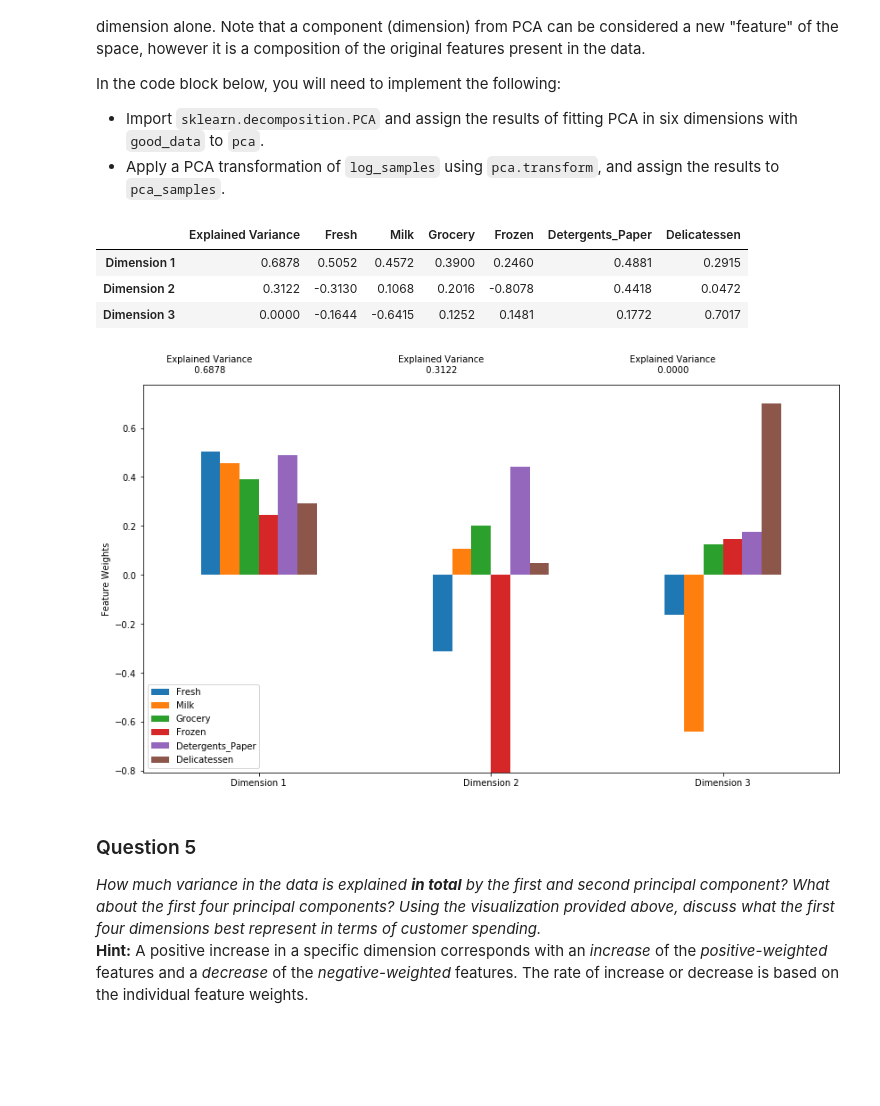
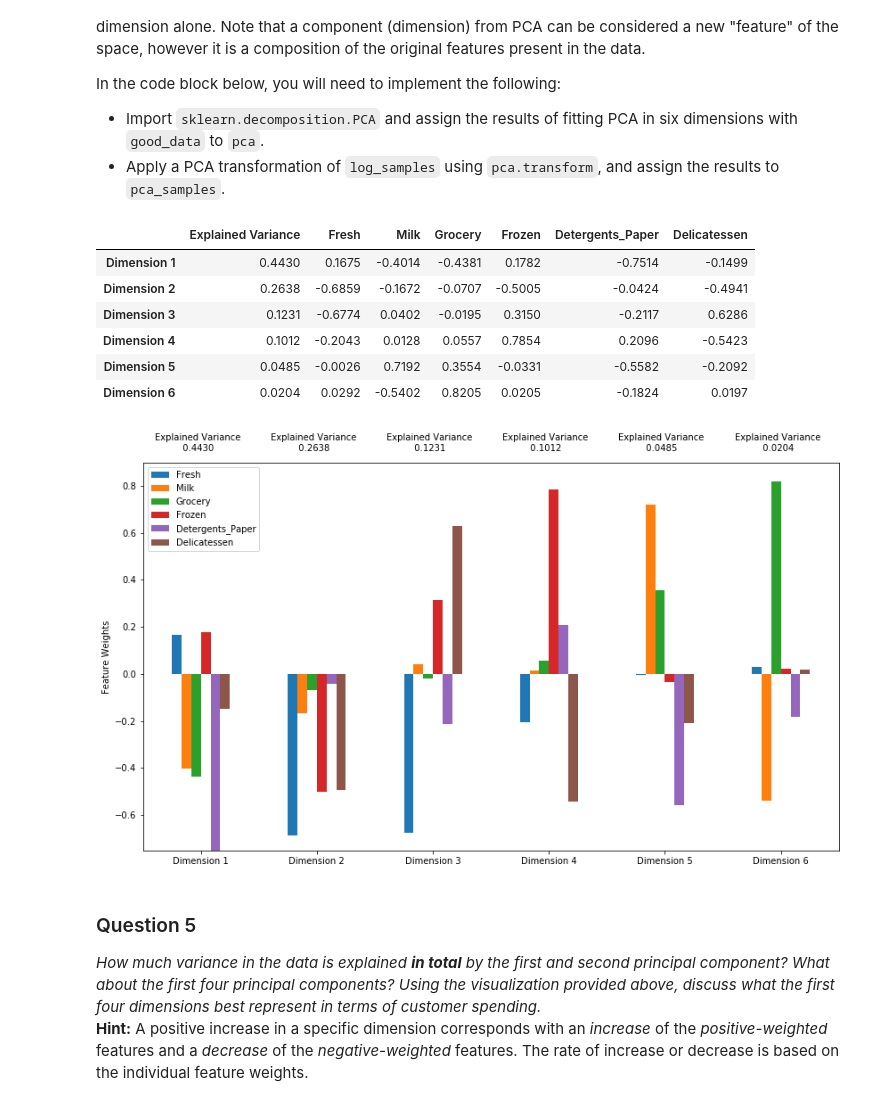
Before and after one commit to akshitgupta1996/machine-learning, a Jupyter notebook: projects/customer_segments/customer_segments.ipynb, the cells around one changed output. Cells and saved outputs as stored; diff of their text form; code cells hidden in the pictures; blank space fills up the shorter version.

```diff
--- a/projects/customer_segments/customer_segments.ipynb
+++ b/projects/customer_segments/customer_segments.ipynb
@@ -61,7 +61,7 @@ To get a better understanding of the customers and how their data will transform
 # %%
 from random import randint
 # TODO: Select three indices of your choice you wish to sample from the dataset
-indices = [randint(1, 440),randint(1, 440),randint(1, 440)]
+indices = [100,250,400]
 
 # Create a DataFrame of the chosen samples
 samples = pd.DataFrame(data.loc[indices], columns = data.keys()).reset_index(drop = True)
@@ -94,7 +94,7 @@ In the code block below, you will need to implement the following:
  - Import a decision tree regressor, set a `random_state`, and fit the learner to the training data.
  - Report the prediction score of the testing set using the regressor's `score` function.
 # %%
-removed_label = 'Fresh'
+removed_label = 'Grocery'
 # TODO: Make a copy of the DataFrame, using the 'drop' function to drop the given feature
 new_data = data.drop(removed_label, axis = 1)
 
@@ -105,7 +105,7 @@ X_train, X_test, y_train, y_test = sklearn.model_selection.train_test_split(new_
 
 # TODO: Create a decision tree regressor and fit it to the training set
 from sklearn.tree import DecisionTreeRegressor
-regressor = DecisionTreeRegressor(random_state=0)
+regressor = DecisionTreeRegressor(random_state=1)
 regressor.fit(X_train, y_train)
 
 # TODO: Report the score of the prediction using the testing set
@@ -182,7 +183,8 @@ In the code block below, you will need to implement the following:
 Once you have performed this implementation, the dataset will be stored in the variable `good_data`.
 # %%
 #set to register outlier indices for each of the feautres and keep record of them without multiple entries
-feature_outliers = set([])
+from collections import Counter
+feature_outliers = Counter()
 
 # For each feature find the data points with extreme high or low values
 for feature in log_data.keys():
@@ -199,9 +201,11 @@ for feature in log_data.keys():
     # Display the outliers
     print ("Data points considered outliers for the feature '{}':".format(feature))
     display(log_data[~((log_data[feature] >= Q1 - step) & (log_data[feature] <= Q3 + step))])
-    feature_outliers.update(set(log_data[~((log_data[feature] >= Q1 - step) & (log_data[feature] <= Q3 + step))].index.values.tolist()))
+    for number in ((log_data[~((log_data[feature] >= Q1 - step) & (log_data[feature] <= Q3 + step))].index.values.tolist())):
+        feature_outliers[number] += 1
 # OPTIONAL: Select the indices for data points you wish to remove
-outliers  = [(list(feature_outliers))]
+print("the most common outliers are: ", [x for (x,y) in feature_outliers.items() if y >1])
+outliers  = [65, 66, 128, 154, 75]
 # Remove the outliers, if any were specified
 good_data = log_data.drop(log_data.index[outliers]).reset_index(drop = True)
 # %% [output]
@@ -284,20 +289,23 @@ In the code block below, you will need to implement the following:
 # %%
 # TODO: Apply PCA by fitting the good data with the same number of dimensions as features
 from sklearn.decomposition import PCA
 pca = PCA(n_components=6)
-
+pca.fit(good_data)
 # TODO: Transform log_samples using the PCA fit above
-pca_samples = pca.fit_transform(log_samples)
+pca_samples = pca.transform(log_samples)
 
 # Generate PCA results plot
 pca_results = vs.pca_results(good_data, pca)
 display(pca_results)
 # %% [output]
 |  | Explained Variance | Fresh | Milk | Grocery | Frozen | Detergents_Paper | Delicatessen |
-| Dimension 1 | 0.6878 | 0.5052 | 0.4572 | 0.3900 | 0.2460 | 0.4881 | 0.2915 |
-| Dimension 2 | 0.3122 | -0.3130 | 0.1068 | 0.2016 | -0.8078 | 0.4418 | 0.0472 |
-| Dimension 3 | 0.0000 | -0.1644 | -0.6415 | 0.1252 | 0.1481 | 0.1772 | 0.7017 |
+| Dimension 1 | 0.4430 | 0.1675 | -0.4014 | -0.4381 | 0.1782 | -0.7514 | -0.1499 |
+| Dimension 2 | 0.2638 | -0.6859 | -0.1672 | -0.0707 | -0.5005 | -0.0424 | -0.4941 |
+| Dimension 3 | 0.1231 | -0.6774 | 0.0402 | -0.0195 | 0.3150 | -0.2117 | 0.6286 |
+| Dimension 4 | 0.1012 | -0.2043 | 0.0128 | 0.0557 | 0.7854 | 0.2096 | -0.5423 |
+| Dimension 5 | 0.0485 | -0.0026 | 0.7192 | 0.3554 | -0.0331 | -0.5582 | -0.2092 |
+| Dimension 6 | 0.0204 | 0.0292 | -0.5402 | 0.8205 | 0.0205 | -0.1824 | 0.0197 |
-[figure, old version]
+[figure, new version]
 # %% [markdown]
 ### Question 5
 *How much variance in the data is explained* ***in total*** *by the first and second principal component? What about the first four principal components? Using the visualization provided above, discuss what the first four dimensions best represent in terms of customer spending.*
```
Also changed, not shown: parts of 22 cells of this notebook, 1 other file.
